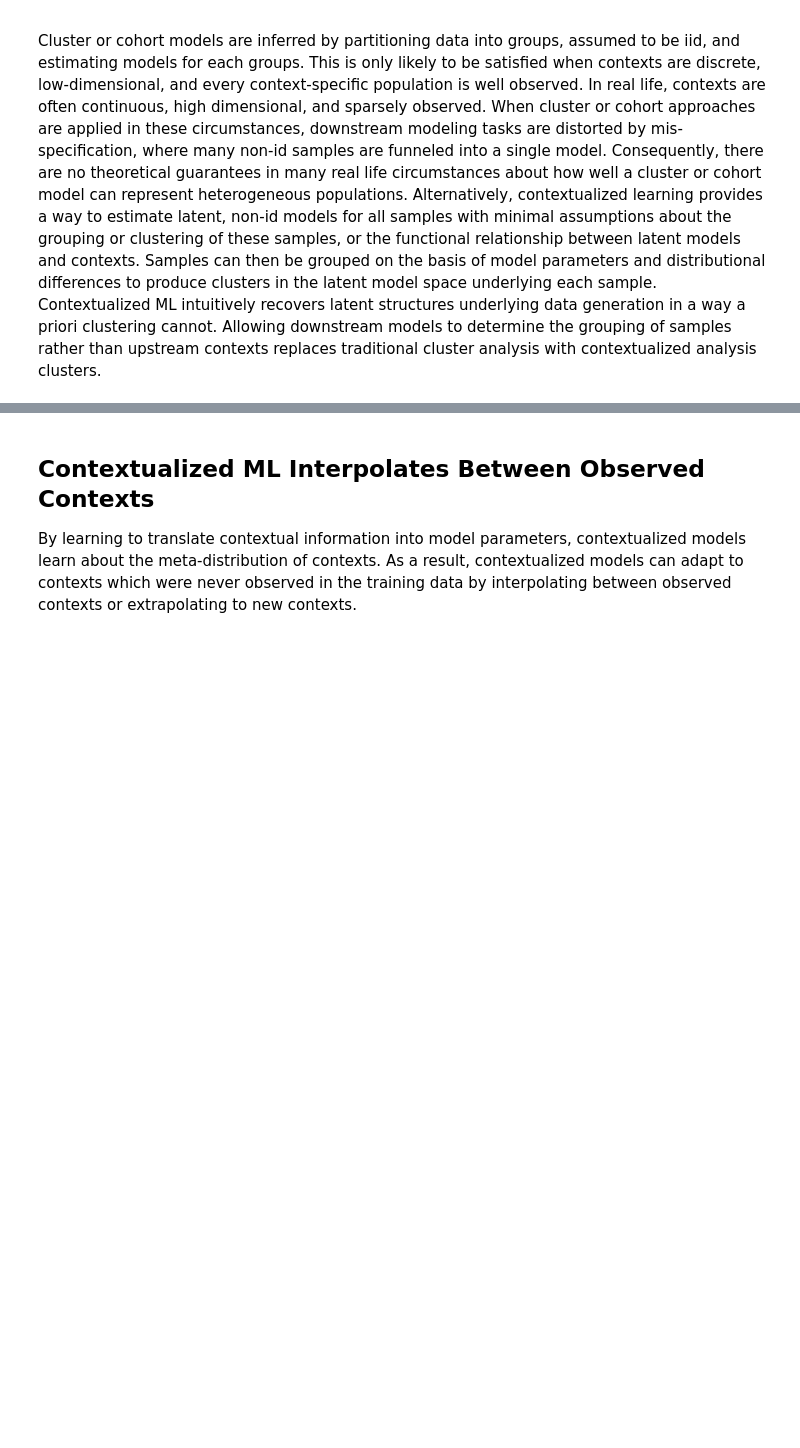
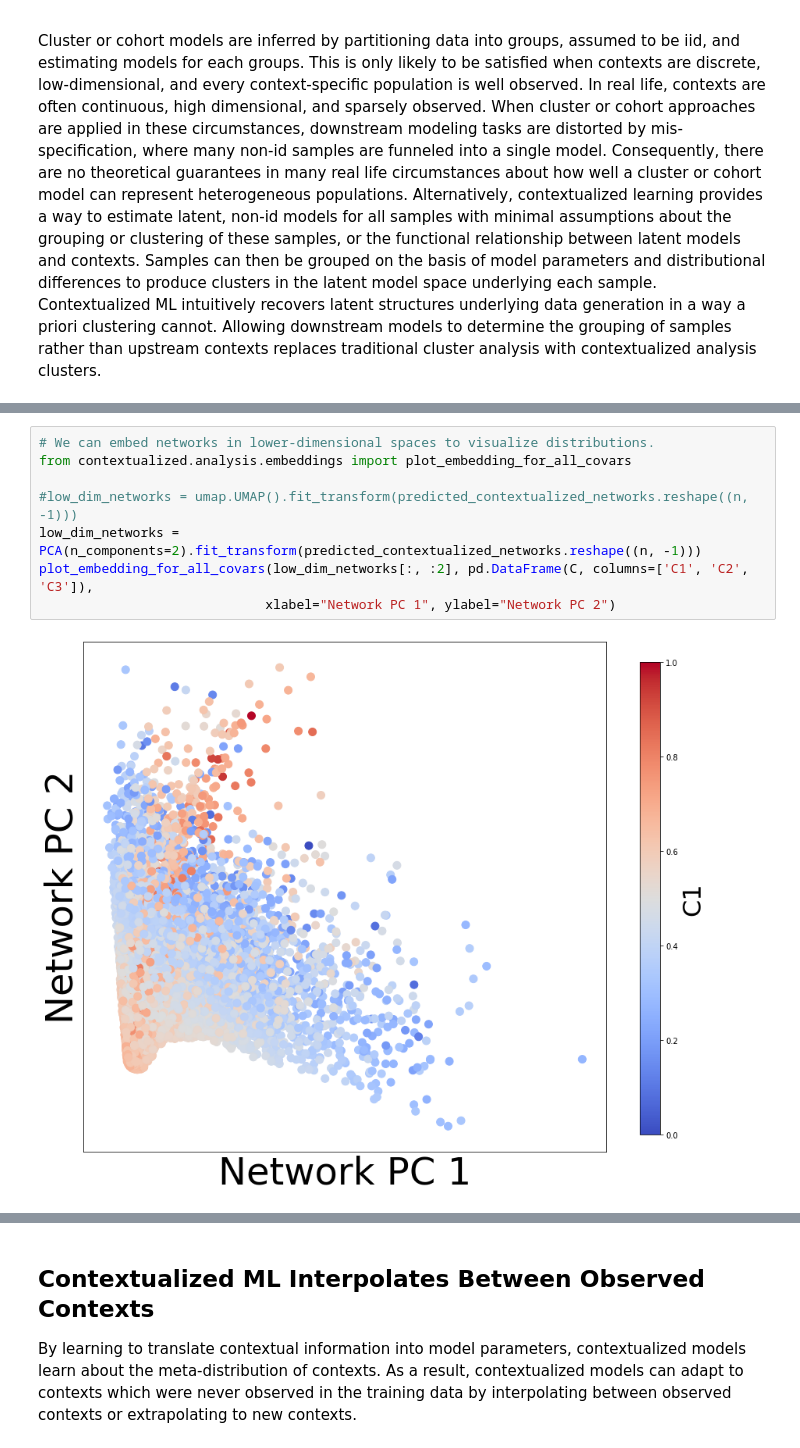
Before and after one commit to cnellington/Contextualized, a Jupyter notebook: docs/benefits_of_contextualized_ML.ipynb, the cells around one changed output, grey strips where cells are left out. Drawn from its saved outputs; the diff is of its cells as text; blank space fills up the shorter version.

```diff
--- a/docs/benefits_of_contextualized_ML.ipynb
+++ b/docs/benefits_of_contextualized_ML.ipynb
@@ -269,0 +256,10 @@ Not-Contextualized Model's Mean Squared Error = 0.12
+# %%
+# We can embed networks in lower-dimensional spaces to visualize distributions.
+from contextualized.analysis.embeddings import plot_embedding_for_all_covars
+
+#low_dim_networks = umap.UMAP().fit_transform(predicted_contextualized_networks.reshape((n, -1)))
+low_dim_networks = PCA(n_components=2).fit_transform(predicted_contextualized_networks.reshape((n, -1)))
+plot_embedding_for_all_covars(low_dim_networks[:, :2], pd.DataFrame(C, columns=['C1', 'C2', 'C3']),
+                             xlabel="Network PC 1", ylabel="Network PC 2")
+# %% [output]
+[figure, added]
```
Also changed, not shown: parts of 26 cells of this notebook.
